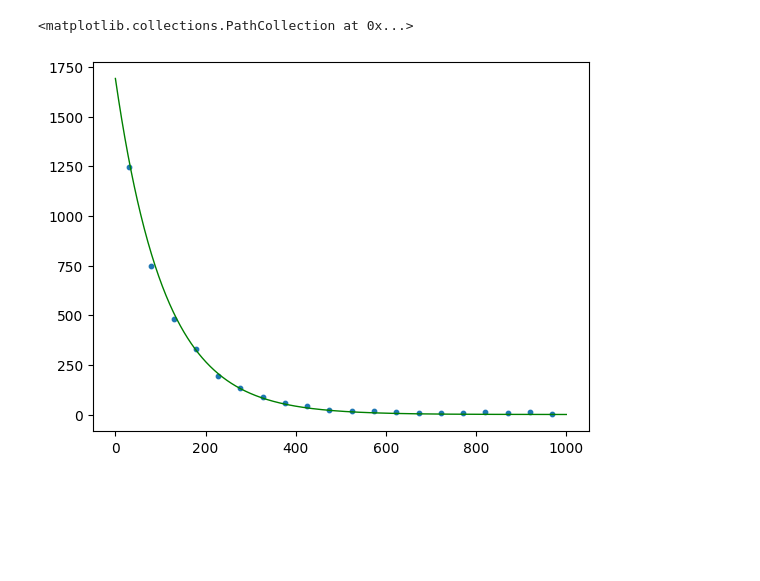
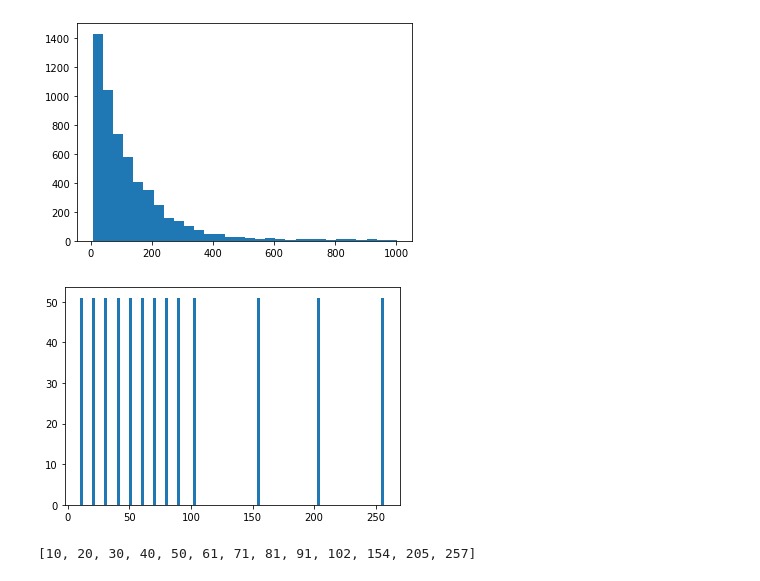
Before and after one commit to Fderick/Advanced-Lab-Data, a Jupyter notebook: Lab03-MuonLifetime.ipynb, the cells around one changed output. Saved outputs shown, nothing was run; the diff lists cells and outputs as text; code cells hidden in the pictures; blank space fills up the shorter version.

```diff
--- a/Lab03-MuonLifetime.ipynb
+++ b/Lab03-MuonLifetime.ipynb
@@ -16,15 +28,0 @@ file.close()
-# %%
-x = range(1,len(data)+1)
-
-time = []
-
-for i in range(len(data)):
-    for j in range(data[i]):
-        time.append(x[i])
-
-
-y,ax,_ = plt.hist(time,20,visible=False)
-ax = ax[1:]
-
-offset = abs(ax[0] - ax[1]) / 2
-ax -= offset
@@ -59,12 +29,46 @@ Coefficients (with 95% confidence bounds):
-# %%
-def fit(x):
-    return 1692 * (np.e ** (-0.009245 * x))
-
-fit_x = np.linspace(0,1000,1000)
-fit_y = fit(fit_x)
-
-plt.plot(fit_x, fit_y,c="green",lw=1)
-plt.scatter(ax,y,s=10)
-# %% [output]
-<matplotlib.collections.PathCollection at 0x...>
-[figure, removed]
+# %%
+vals = range(1,len(data)+1)
+
+x = []
+unique_x = []
+
+for i in range(len(data)):
+    for j in range(data[i]):
+        x.append(vals[i])
+        if vals[i] in unique_x:
+            pass
+        else:
+            unique_x.append(vals[i])
+
+
+time_vals = range(1,len(timing_data)+1)
+
+t = []
+unique_t = []
+
+for i in range(len(timing_data)):
+    for j in range(timing_data[i]):
+        if j>50 or range(timing_data[i]<100000):
+            break
+        t.append(time_vals[i])
+        if time_vals[i] in unique_t:
+            pass
+        else:
+            unique_t.append(time_vals[i])
+
+y,binEdges,_ = plt.hist(x,30,visible=True)
+plt.show()
+yt, binEdgesT,_ = plt.hist(t,100,visible = True)
+plt.show()
+
+binCenters = (binEdges[1:]+binEdges[:-1])/2
+ax = binCenters
+
+
+binCenters = (binEdgesT[1:]+binEdgesT[:-1])/2
+aT = binCenters
+print(unique_t)
+# %% [output]
+[figure, added]
+[figure, added]
+[10, 20, 30, 40, 50, 61, 71, 81, 91, 102, 154, 205, 257]
```
Also changed, not shown: parts of 6 cells of this notebook.
